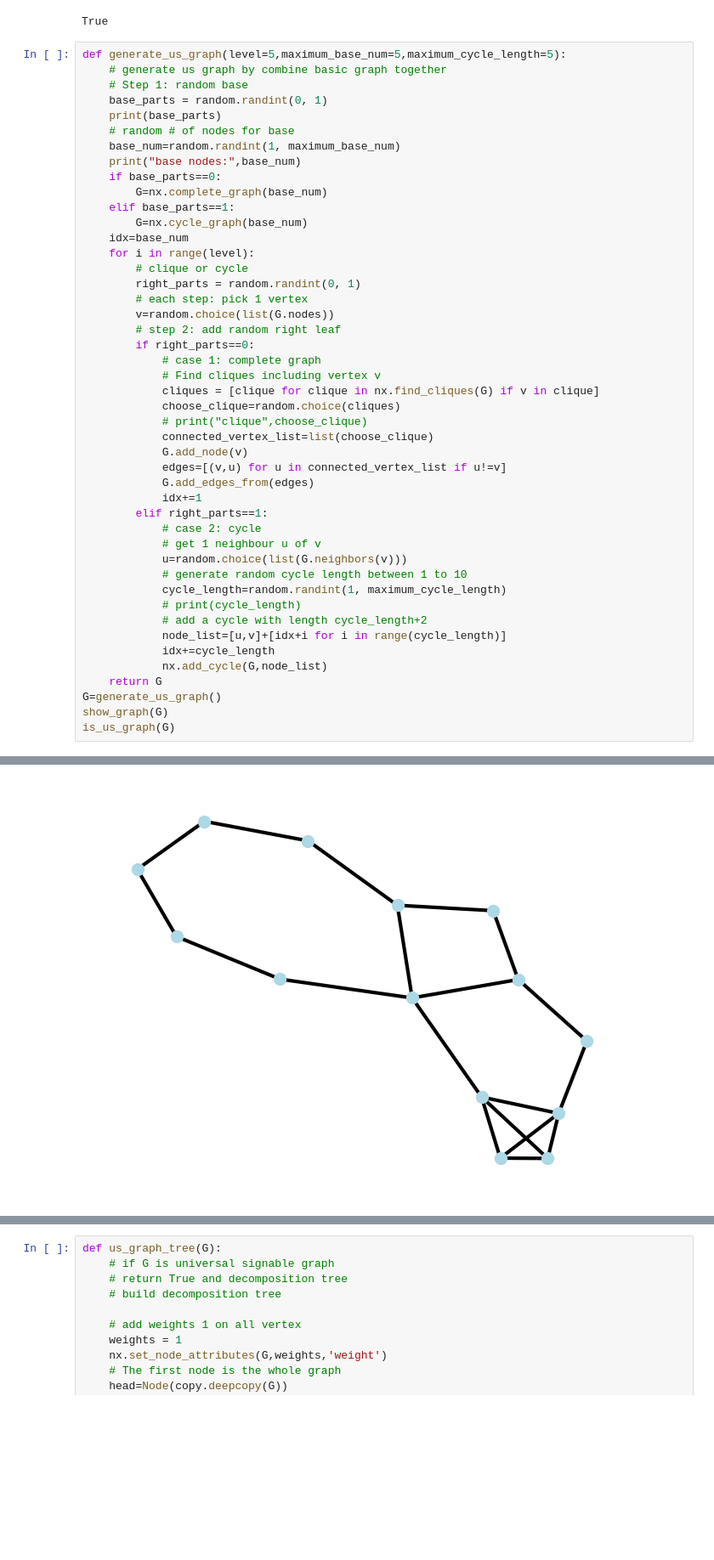
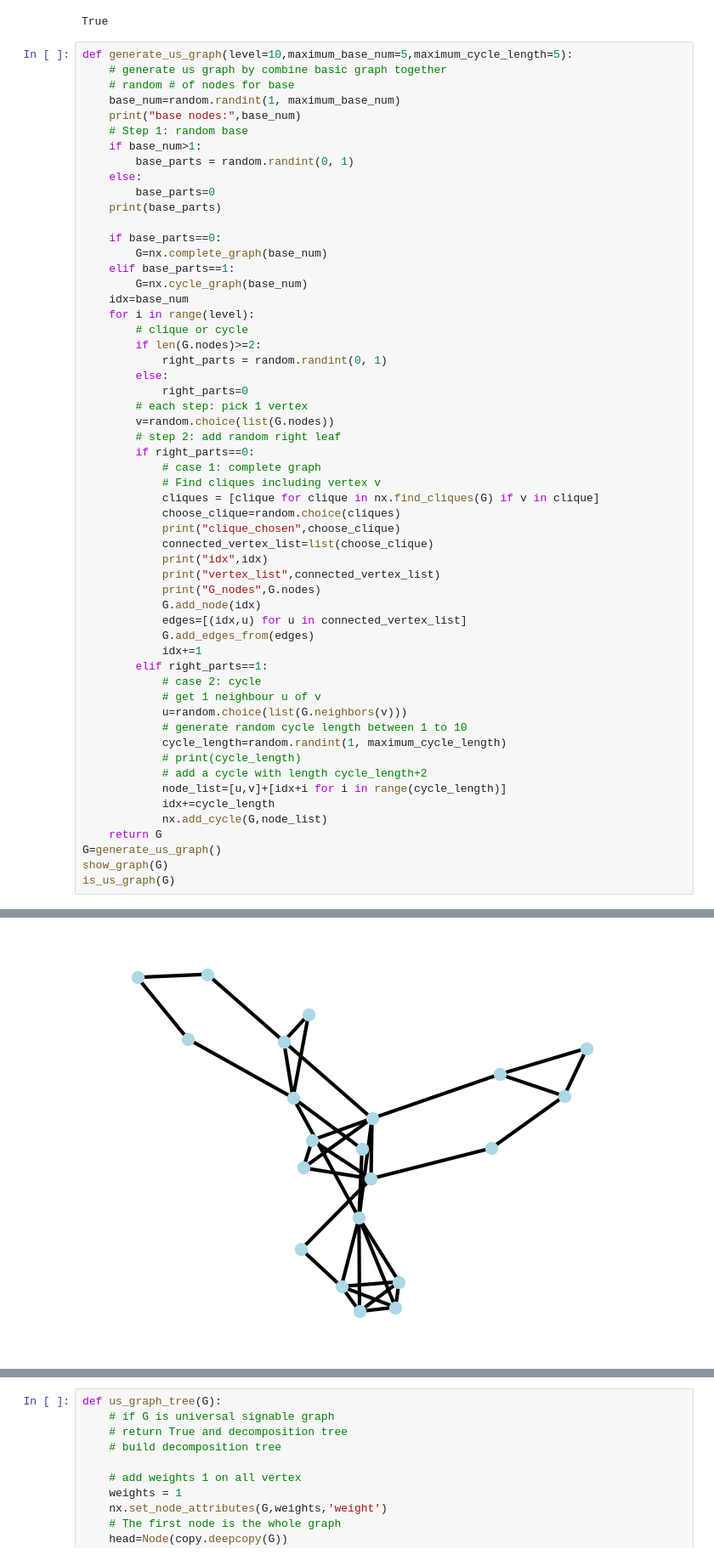
Before and after one commit to vonals/code, a Jupyter notebook: graphx.ipynb, the cells around one changed output, grey strips where cells are left out. Shown at 85% size. Saved outputs shown, nothing was run; the diff lists cells and outputs as text; blank space fills up the shorter version.

Commit message:
Fix bug in generate us graph (when base G has 1 vertex)

```diff
--- a/graphx.ipynb
+++ b/graphx.ipynb
@@ -305,14 +305,18 @@ is_us_graph(G)
 # %% [output]
 True
 # %%
-def generate_us_graph(level=5,maximum_base_num=5,maximum_cycle_length=5):
+def generate_us_graph(level=10,maximum_base_num=5,maximum_cycle_length=5):
     # generate us graph by combine basic graph together
-    # Step 1: random base
-    base_parts = random.randint(0, 1)
-    print(base_parts)
     # random # of nodes for base
     base_num=random.randint(1, maximum_base_num)
     print("base nodes:",base_num)
+    # Step 1: random base
+    if base_num>1:
+        base_parts = random.randint(0, 1)
+    else:
+        base_parts=0
+    print(base_parts)
+
     if base_parts==0:
         G=nx.complete_graph(base_num)
     elif base_parts==1:
@@ -320,7 +324,10 @@ def generate_us_graph(level=5,maximum_base_num=5,maximum_cycle_length=5):
     idx=base_num
     for i in range(level):
         # clique or cycle
-        right_parts = random.randint(0, 1)
+        if len(G.nodes)>=2:
+            right_parts = random.randint(0, 1)
+        else:
+            right_parts=0
         # each step: pick 1 vertex
         v=random.choice(list(G.nodes))
         # step 2: add random right leaf
@@ -329,10 +336,13 @@ def generate_us_graph(level=5,maximum_base_num=5,maximum_cycle_length=5):
             # Find cliques including vertex v
             cliques = [clique for clique in nx.find_cliques(G) if v in clique]
             choose_clique=random.choice(cliques)
-            # print("clique",choose_clique)
+            print("clique_chosen",choose_clique)
             connected_vertex_list=list(choose_clique)
-            G.add_node(v)
-            edges=[(v,u) for u in connected_vertex_list if u!=v]
+            print("idx",idx)
+            print("vertex_list",connected_vertex_list)
+            print("G_nodes",G.nodes)
+            G.add_node(idx)
+            edges=[(idx,u) for u in connected_vertex_list]
             G.add_edges_from(edges)
             idx+=1
         elif right_parts==1:
@@ -356,2 +382,2 @@ base nodes: 4
-[figure, old version]
+[figure, new version]
 True
```
Also changed, not shown: parts of 2 cells of this notebook.
